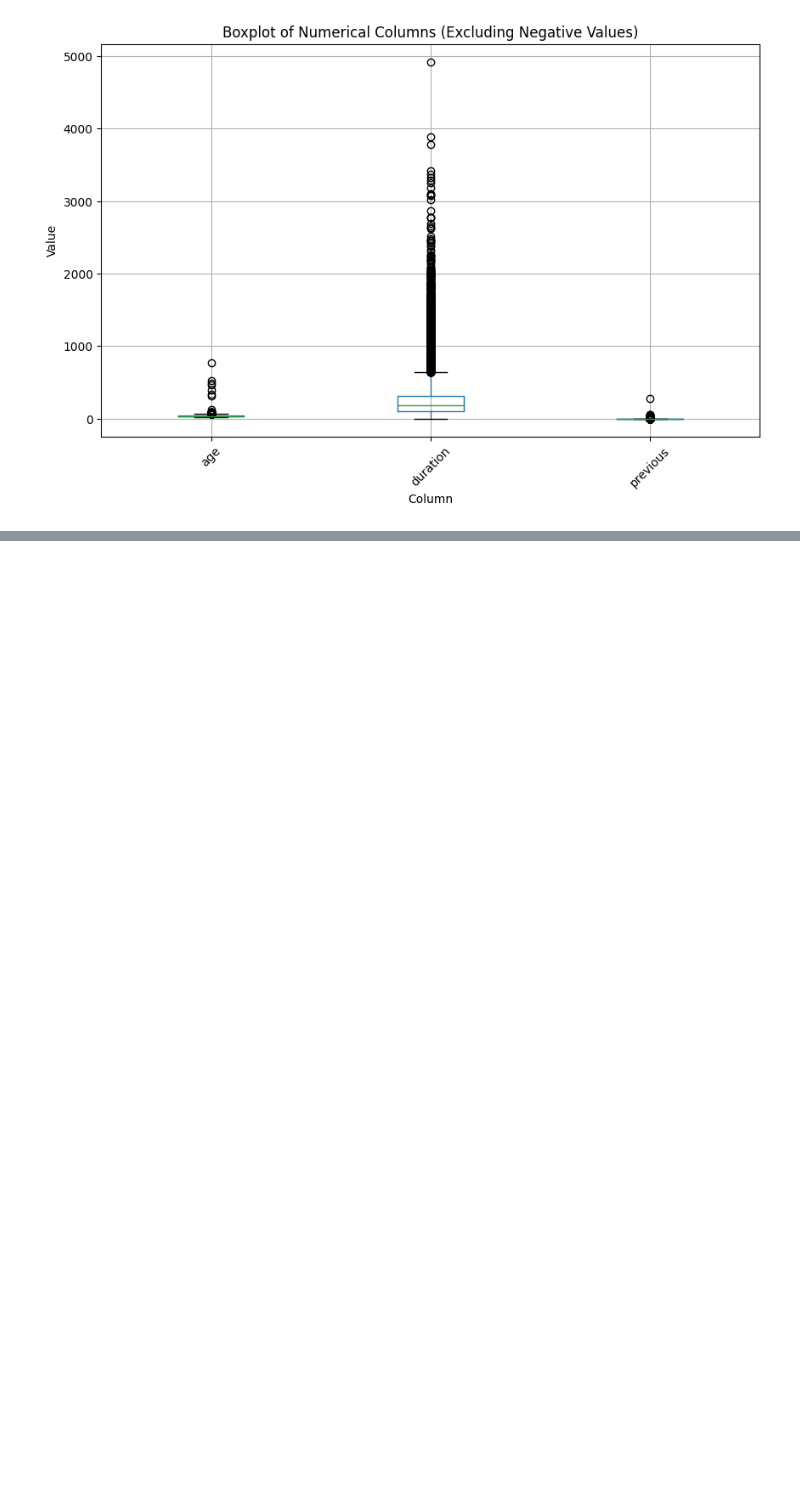
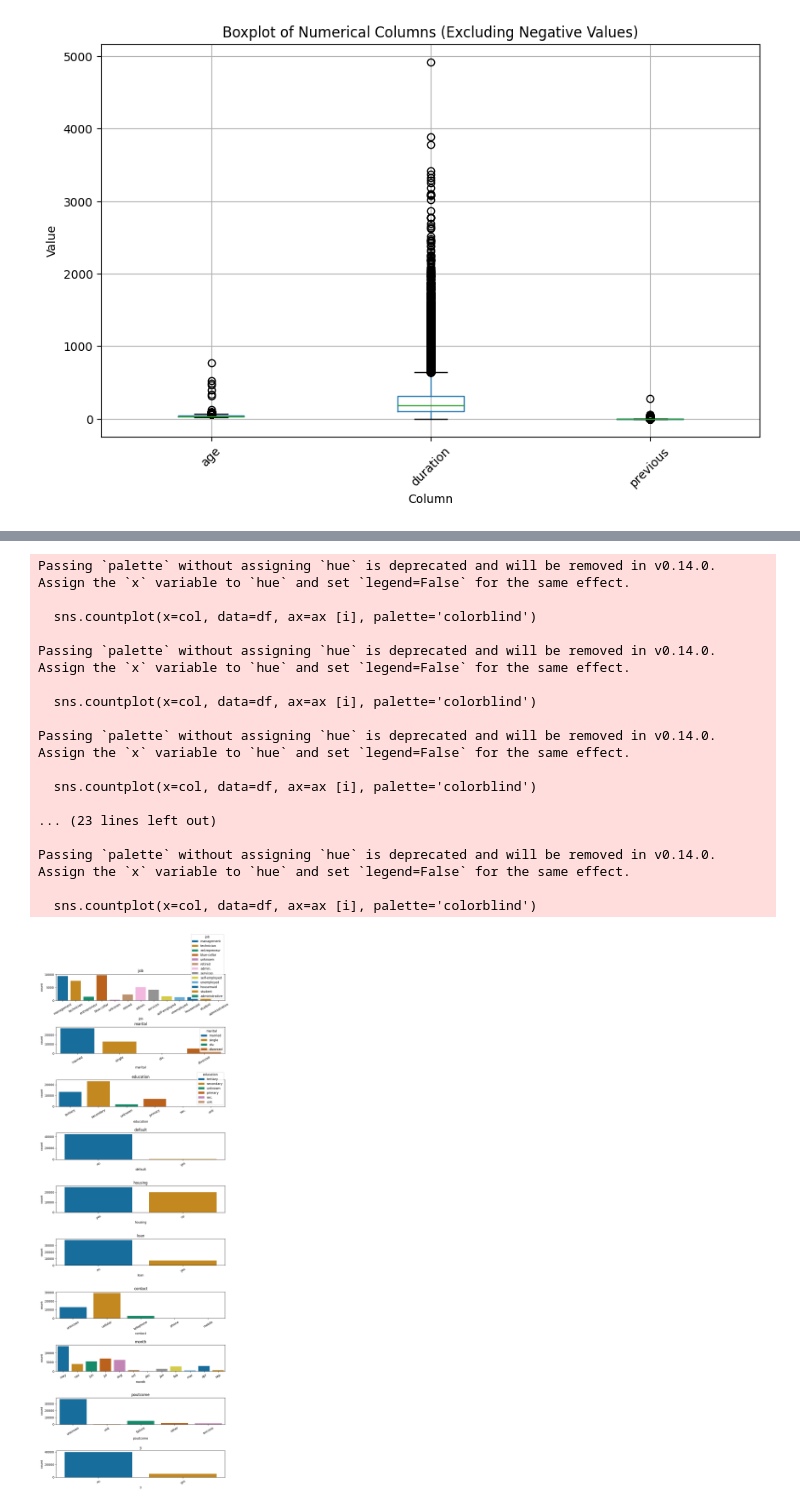
Before and after one commit to AndrewsJascoro/DataAnalyts_Mintic_Talento_Tech, a Jupyter notebook: Data_Cleaning_Tutorial.ipynb, the cells around one changed output, grey strips where cells are left out. Saved outputs shown, nothing was run; the diff lists cells and outputs as text; code cells hidden in the pictures; blank space fills up the shorter version.

```diff
--- a/Data_Cleaning_Tutorial.ipynb
+++ b/Data_Cleaning_Tutorial.ipynb
@@ -1118,0 +1339,48 @@ Inicialmente se observa que hay sub-niveles con el mismo nombre pero escritos en
+# %%
+# Graficar los subniveles de cada variable categórica
+# Importar librerias
+import pandas as pd
+import matplotlib.pyplot as plt
+import seaborn as sns
+
+# Load the dataset
+# Define the path for the Parquet file
+parquet_banco_101 = "dataset_banco_101_no_cleaned.parquet"
+
+# Read the Parquet file into a pandas DataFrame
+df = pd.read_parquet(parquet_banco_101)
+
+cols_cat = ['job', 'marital', 'education', 'default',
+            'housing', 'loan', 'contact', 'month', 'poutcome', 'y']
+
+for column in df.columns: # Reprenetar en minusculas solo si la columna es categoria
+    if column in cols_cat:
+        df[column] = df[column].str.lower() # change to lower case
+
+fig,ax = plt.subplots(nrows=10, ncols=1, figsize=(10,30))
+fig.subplots_adjust(hspace=1)
+
+for i, col in enumerate(cols_cat):
+  sns.countplot(x=col, data=df, ax=ax [i], palette='colorblind')
+  sns.countplot(x=col, hue=col, data=df, ax=ax[i], palette='colorblind')
+  ax[i].set_title(col)
+  ax[i].set_xticklabels(ax[i].get_xticklabels(),rotation=30)
+# %% [output]
+Passing `palette` without assigning `hue` is deprecated and will be removed in v0.14.0. Assign the `x` variable to `hue` and set `legend=False` for the same effect.
+
+  sns.countplot(x=col, data=df, ax=ax [i], palette='colorblind')
+
+Passing `palette` without assigning `hue` is deprecated and will be removed in v0.14.0. Assign the `x` variable to `hue` and set `legend=False` for the same effect.
+
+  sns.countplot(x=col, data=df, ax=ax [i], palette='colorblind')
+
+Passing `palette` without assigning `hue` is deprecated and will be removed in v0.14.0. Assign the `x` variable to `hue` and set `legend=False` for the same effect.
+
+  sns.countplot(x=col, data=df, ax=ax [i], palette='colorblind')
+
+... (23 lines left out)
+
+Passing `palette` without assigning `hue` is deprecated and will be removed in v0.14.0. Assign the `x` variable to `hue` and set `legend=False` for the same effect.
+
+  sns.countplot(x=col, data=df, ax=ax [i], palette='colorblind')
+[figure, added]
```
Also changed, not shown: parts of 18 cells of this notebook.
